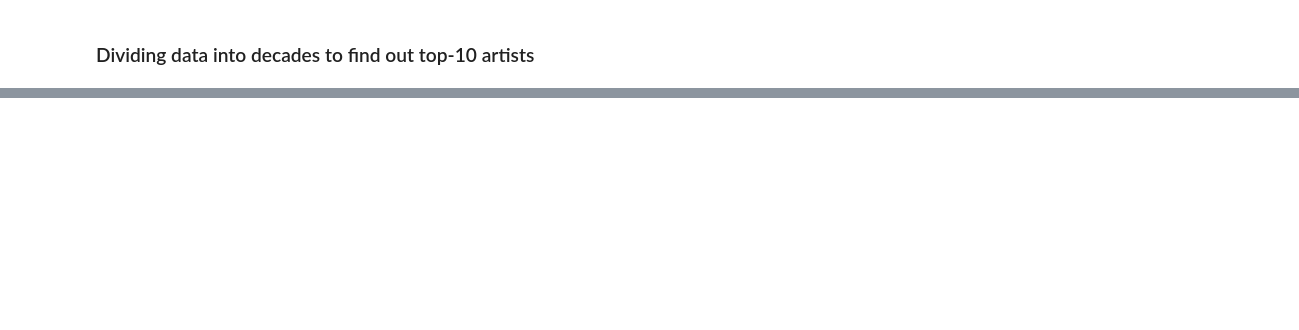
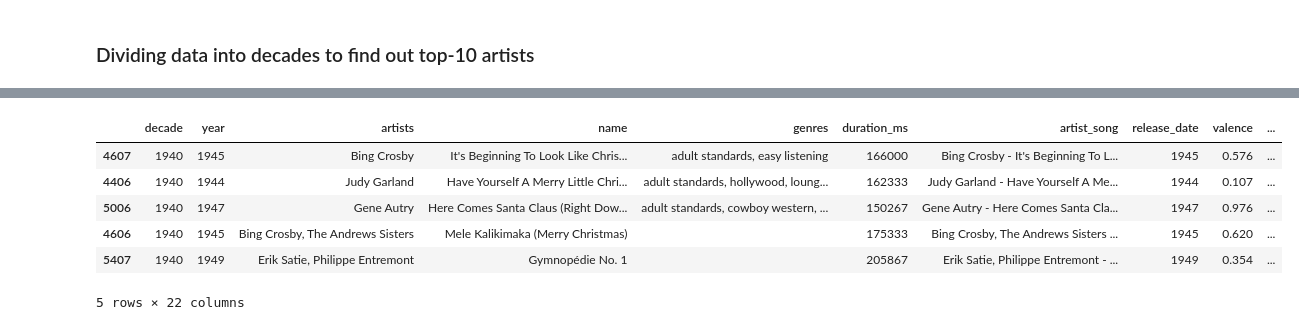
Before and after one commit to coreymcculley/Analysis-of-Spotify-Ratings-Database, a Jupyter notebook: IP Work Files/mus_data.ipynb, the cells around one changed output, grey strips where cells are left out. Drawn from its saved outputs; the diff is of its cells as text; code cells hidden in the pictures; blank space fills up the shorter version.

```diff
--- a/IP Work Files/mus_data.ipynb
+++ b/IP Work Files/mus_data.ipynb
@@ -397,0 +135,14 @@ all_mus.shape
+# %%
+# 1930s decade
+
+mus_1940s = merged_data[merged_data['decade']==1940]
+top10songs40s = mus_1940s.sort_values(['popularity'], ascending=False)
+top10songs40s.head(5)
+# %% [output]
+|  | decade | year | artists | name | genres | duration_ms | artist_song | release_date | valence | ... |
+| 4607 | 1940 | 1945 | Bing Crosby | It's Beginning To Look Like Chris... | adult standards, easy listening | 166000 | Bing Crosby - It's Beginning To L... | 1945 | 0.576 | ... |
+| 4406 | 1940 | 1944 | Judy Garland | Have Yourself A Merry Little Chri... | adult standards, hollywood, loung... | 162333 | Judy Garland - Have Yourself A Me... | 1944 | 0.107 | ... |
+| 5006 | 1940 | 1947 | Gene Autry | Here Comes Santa Claus (Right Dow... | adult standards, cowboy western, ... | 150267 | Gene Autry - Here Comes Santa Cla... | 1947 | 0.976 | ... |
+| 4606 | 1940 | 1945 | Bing Crosby, The Andrews Sisters | Mele Kalikimaka (Merry Christmas) |  | 175333 | Bing Crosby, The Andrews Sisters ... | 1945 | 0.620 | ... |
+| 5407 | 1940 | 1949 | Erik Satie, Philippe Entremont | Gymnopédie No. 1 |  | 205867 | Erik Satie, Philippe Entremont - ... | 1949 | 0.354 | ... |
+5 rows × 22 columns
```
Also changed, not shown: parts of 63 cells of this notebook, 16 other files.
